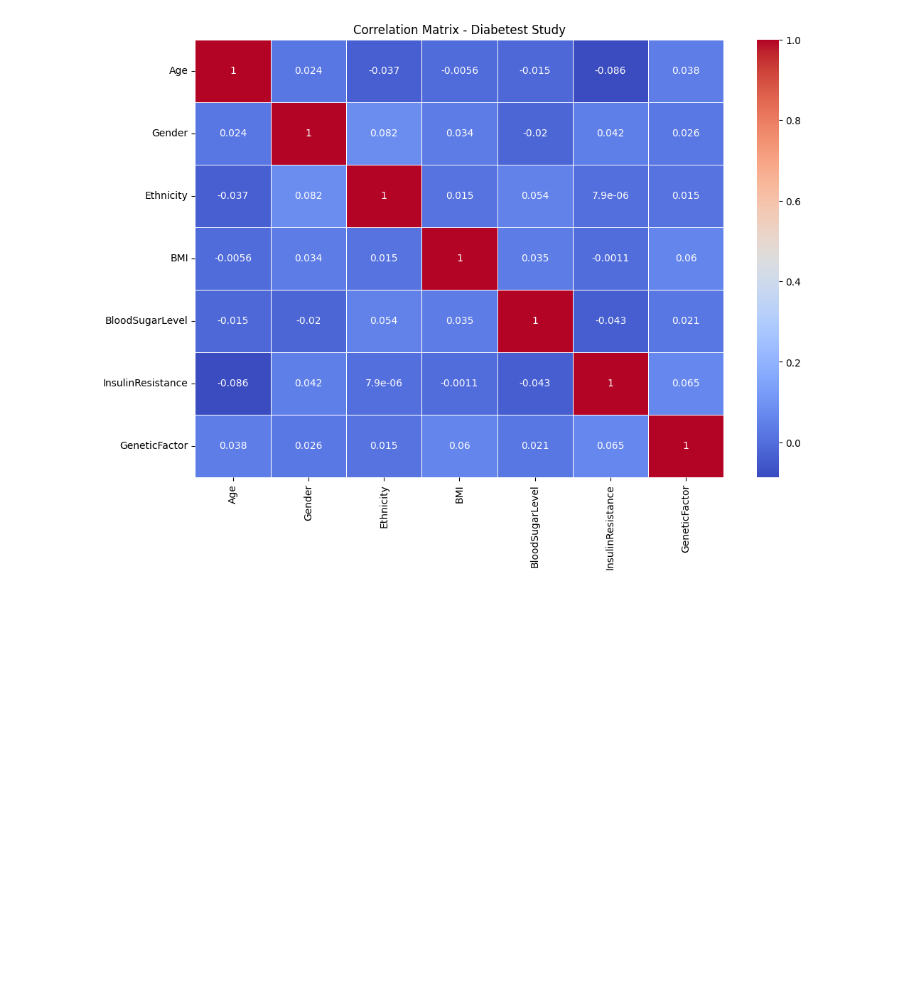
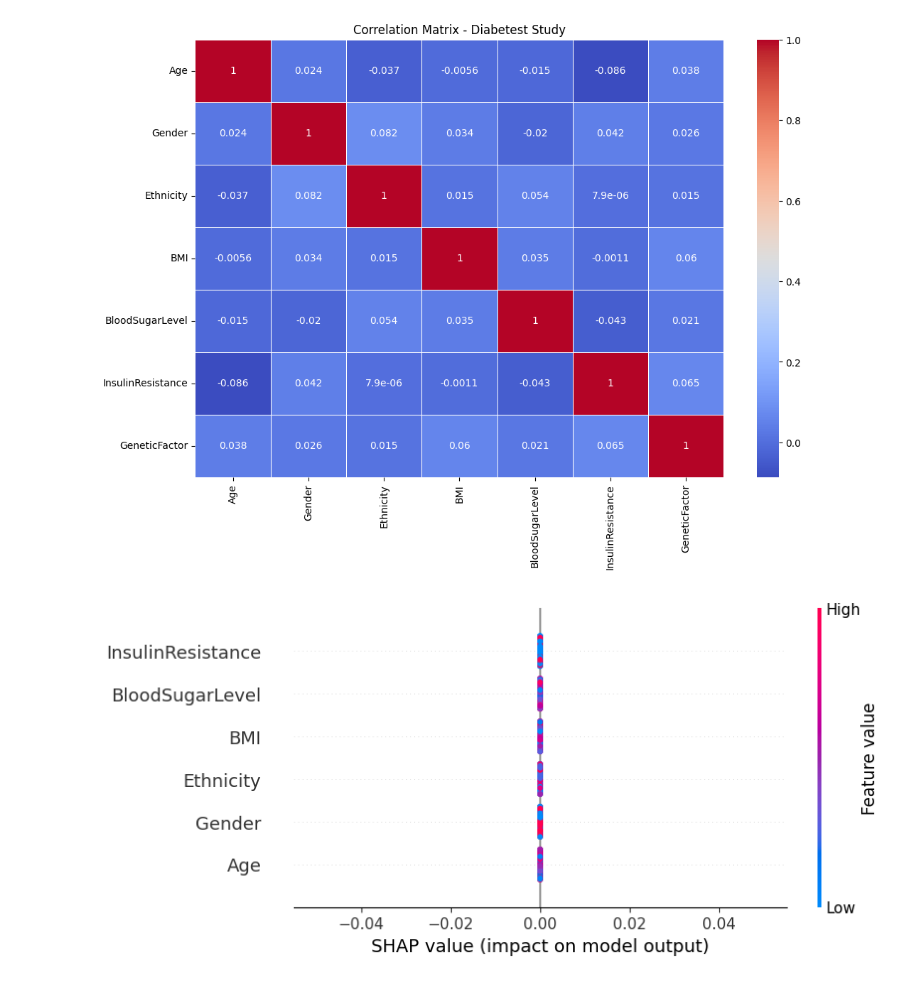
Before and after one commit to Daught/machine-learning-cheatsheet, a Jupyter notebook: exercises/diabetes_study_final.ipynb, the cells around one changed output. Cells and saved outputs as stored; diff of their text form; code cells hidden in the pictures; blank space fills up the shorter version.

```diff
--- a/exercises/diabetes_study_final.ipynb
+++ b/exercises/diabetes_study_final.ipynb
@@ -159,3 +157,14 @@ df.loc[:, 'BloodSugarLevel'] = (df['BloodSugarLevel'] * 100).astype(int)
 X = df.drop('GeneticFactor', axis=1)
 y = df.GeneticFactor
 training_features, testing_features, training_target, testing_target = train_test_split(X, y, train_size=0.75, test_size=0.25, random_state=42)
+# %%
+# SHAP
+import shap
+
+explainer = shap.Explainer(exported_pipeline.predict, training_features)
+shap_values = explainer(testing_features)
+
+# the waterfall_plot shows how we get from shap_values.base_values to model.predict(X)[sample_ind]
+shap.plots.beeswarm(shap_values)
+# %% [output]
+[figure, added]
```
Also changed, not shown: parts of 7 cells of this notebook, 1 other file.
